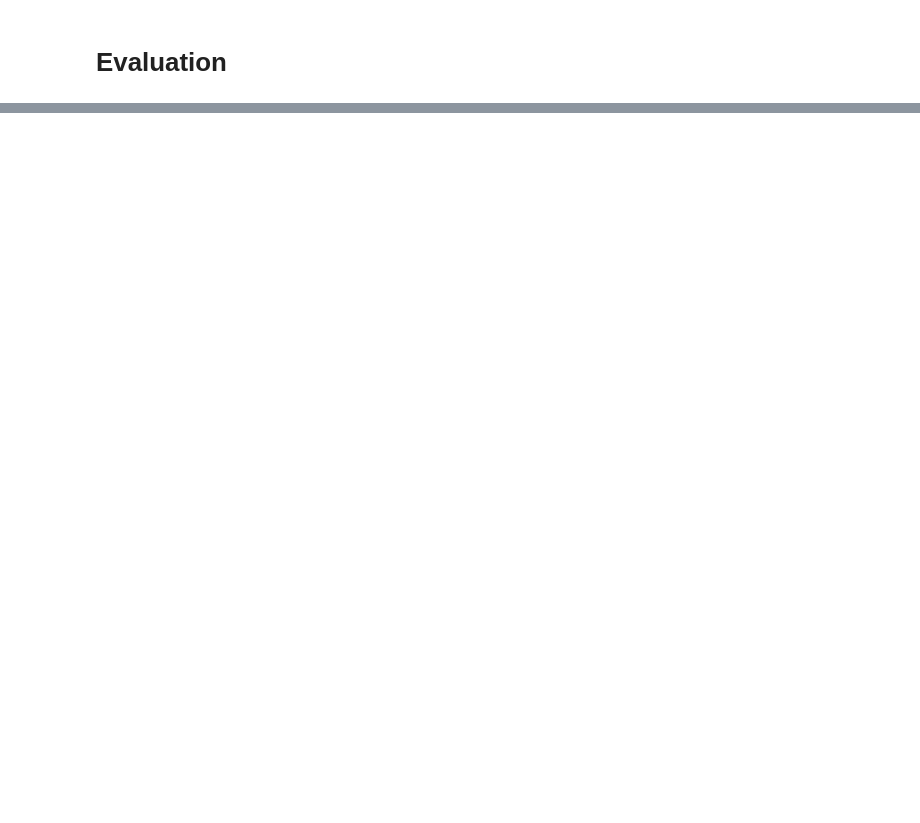
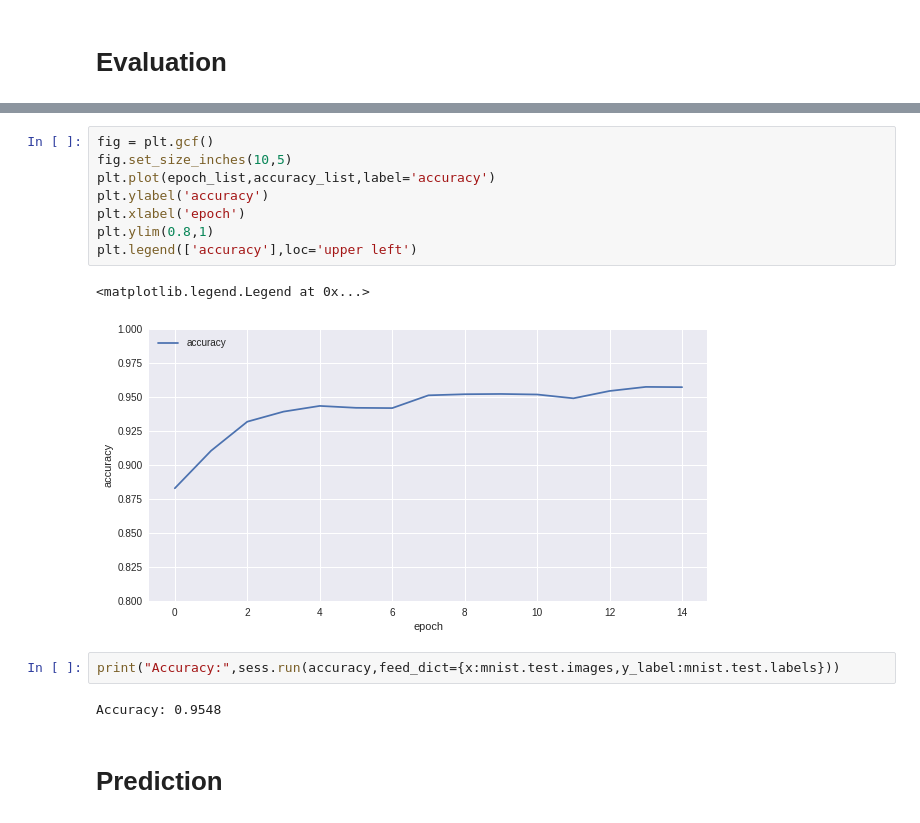
Before and after one commit to BingHung/AI, a Jupyter notebook: [02192019_4]_Tensorflow_MNIST_Hand_Writing_Digit_Demo_MLP_v1.ipynb, the cells around one changed output, grey strips where cells are left out. Cells and saved outputs as stored; diff of their text form; blank space fills up the shorter version.

```diff
--- a/[02192019_4]_Tensorflow_MNIST_Hand_Writing_Digit_Demo_MLP_v1.ipynb
+++ b/[02192019_4]_Tensorflow_MNIST_Hand_Writing_Digit_Demo_MLP_v1.ipynb
@@ -96,0 +142,17 @@ Train Finished takes : 19.843979120254517
+# %%
+fig = plt.gcf()
+fig.set_size_inches(10,5)
+plt.plot(epoch_list,accuracy_list,label='accuracy')
+plt.ylabel('accuracy')
+plt.xlabel('epoch')
+plt.ylim(0.8,1)
+plt.legend(['accuracy'],loc='upper left')
+# %% [output]
+<matplotlib.legend.Legend at 0x...>
+[figure, added]
+# %%
+print("Accuracy:",sess.run(accuracy,feed_dict={x:mnist.test.images,y_label:mnist.test.labels}))
+# %% [output]
+Accuracy: 0.9548
+# %% [markdown]
+# Prediction
```
Also changed, not shown: parts of 7 cells of this notebook.
